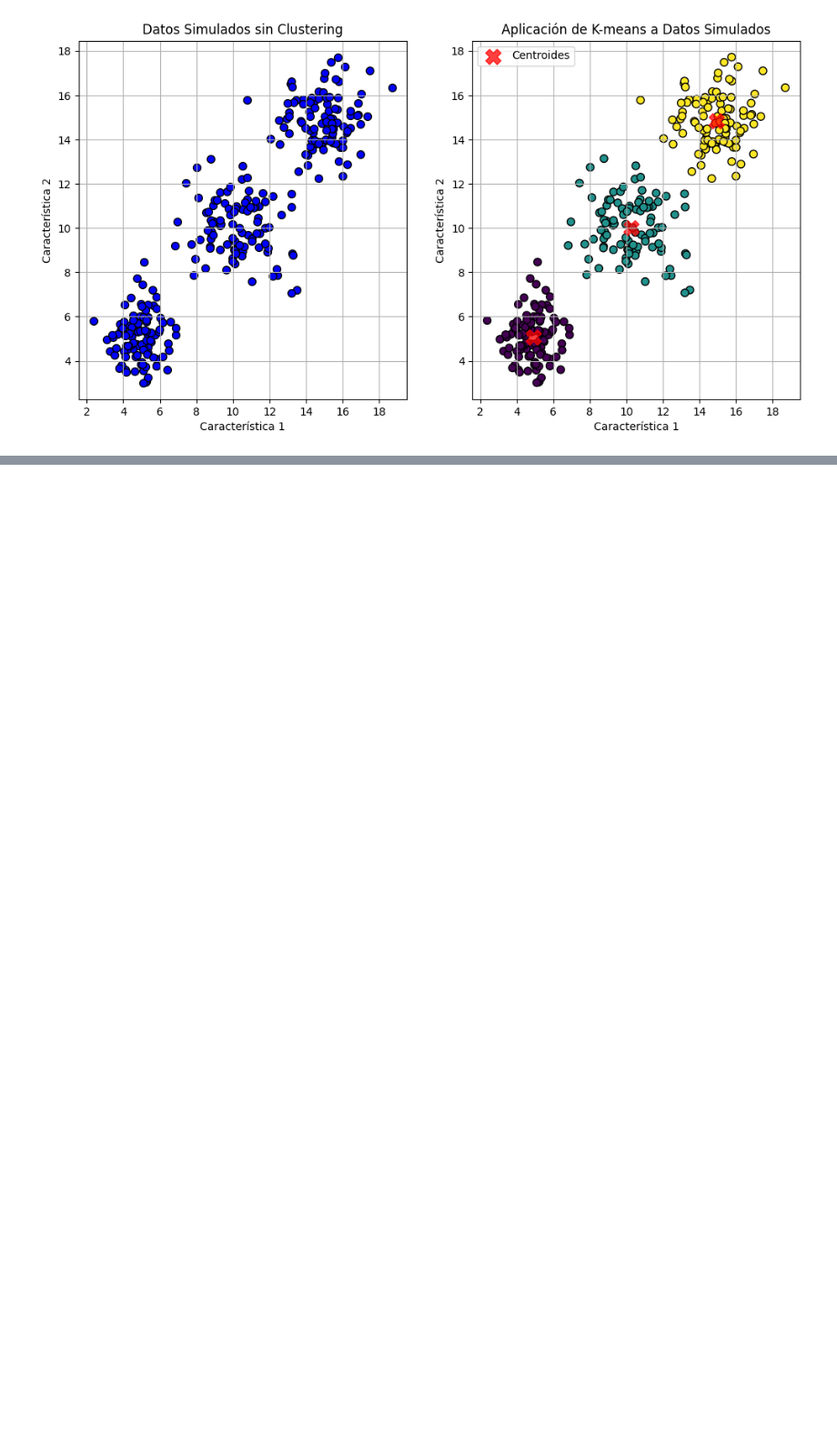
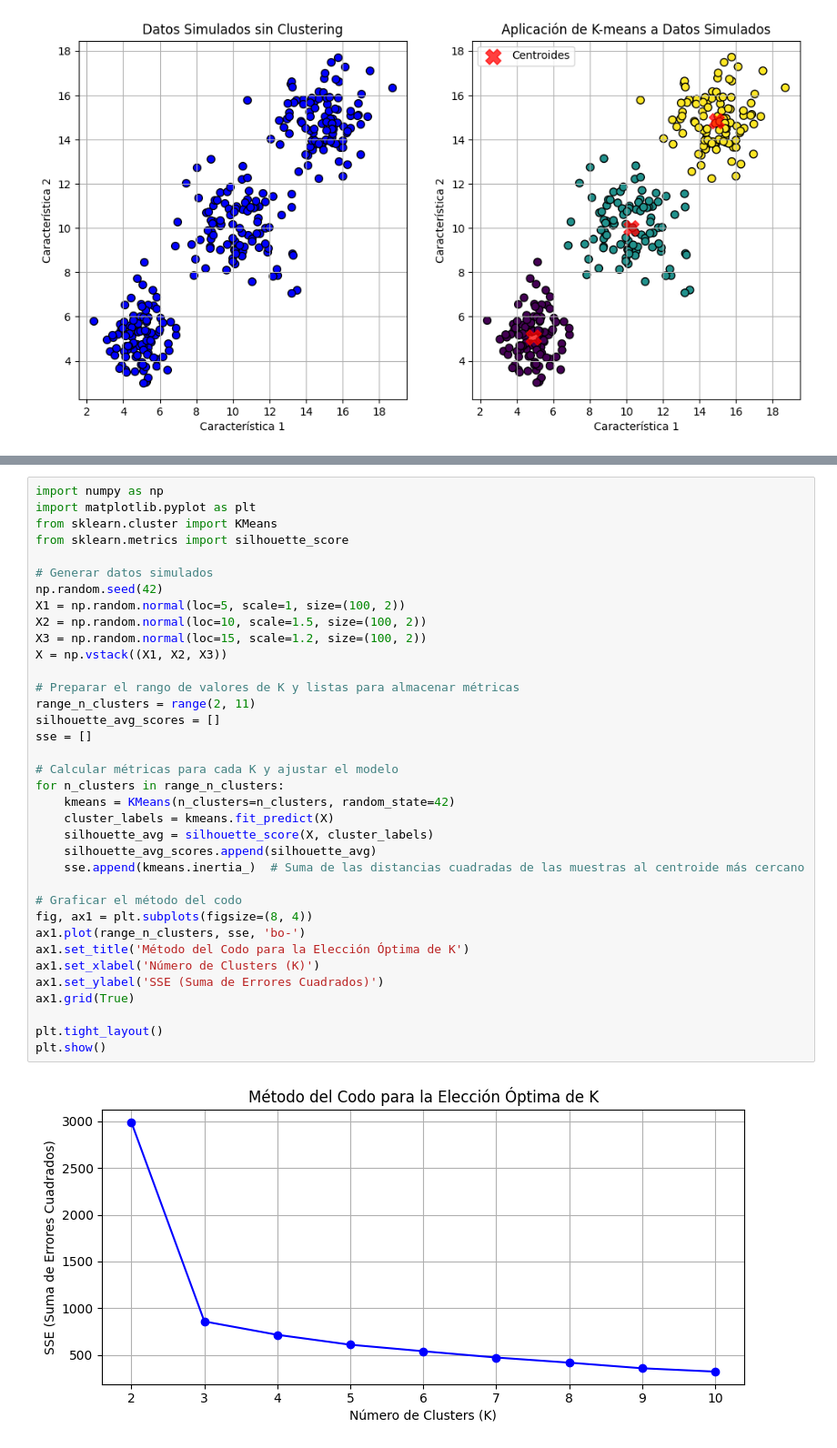
Before and after one commit to jserrataylor/cursoAI, a Jupyter notebook: Algoritmo_No_Supervisado_Cluster_K_Means.ipynb, the cells around one changed output, grey strips where cells are left out. Shown at 91% size. Drawn from its saved outputs; the diff is of its cells as text; blank space fills up the shorter version.

```diff
--- a/Algoritmo_No_Supervisado_Cluster_K_Means.ipynb
+++ b/Algoritmo_No_Supervisado_Cluster_K_Means.ipynb
@@ -45,0 +87,38 @@ X1, X2, X3
+# %%
+import numpy as np
+import matplotlib.pyplot as plt
+from sklearn.cluster import KMeans
+from sklearn.metrics import silhouette_score
+
+# Generar datos simulados
+np.random.seed(42)
+X1 = np.random.normal(loc=5, scale=1, size=(100, 2))
+X2 = np.random.normal(loc=10, scale=1.5, size=(100, 2))
+X3 = np.random.normal(loc=15, scale=1.2, size=(100, 2))
+X = np.vstack((X1, X2, X3))
+
+# Preparar el rango de valores de K y listas para almacenar métricas
+range_n_clusters = range(2, 11)
+silhouette_avg_scores = []
+sse = []
+
+# Calcular métricas para cada K y ajustar el modelo
+for n_clusters in range_n_clusters:
+    kmeans = KMeans(n_clusters=n_clusters, random_state=42)
+    cluster_labels = kmeans.fit_predict(X)
+    silhouette_avg = silhouette_score(X, cluster_labels)
+    silhouette_avg_scores.append(silhouette_avg)
+    sse.append(kmeans.inertia_)  # Suma de las distancias cuadradas de las muestras al centroide más cercano
+
+# Graficar el método del codo
+fig, ax1 = plt.subplots(figsize=(8, 4))
+ax1.plot(range_n_clusters, sse, 'bo-')
+ax1.set_title('Método del Codo para la Elección Óptima de K')
+ax1.set_xlabel('Número de Clusters (K)')
+ax1.set_ylabel('SSE (Suma de Errores Cuadrados)')
+ax1.grid(True)
+
+plt.tight_layout()
+plt.show()
+# %% [output]
+[figure, added]
```
Also changed, not shown: parts of 6 cells of this notebook.
